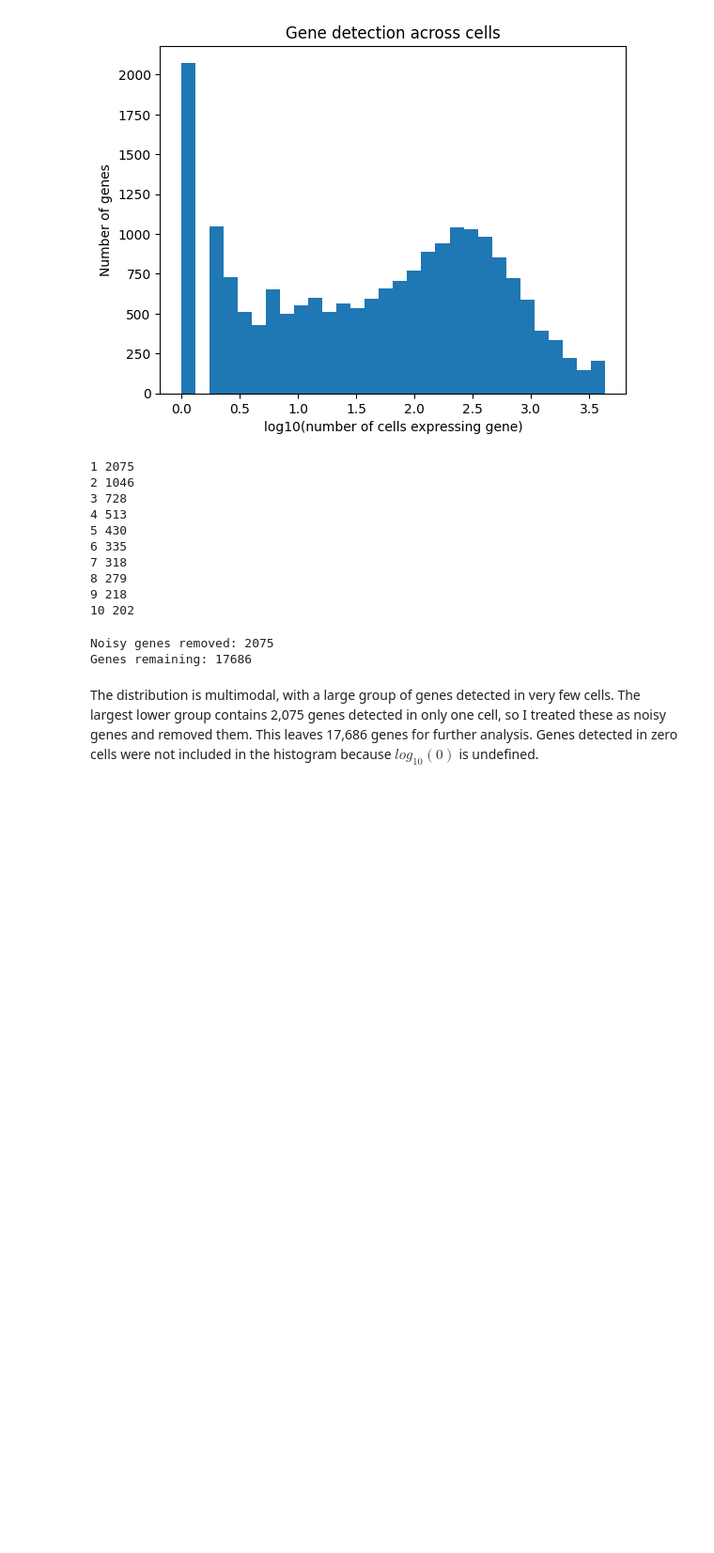
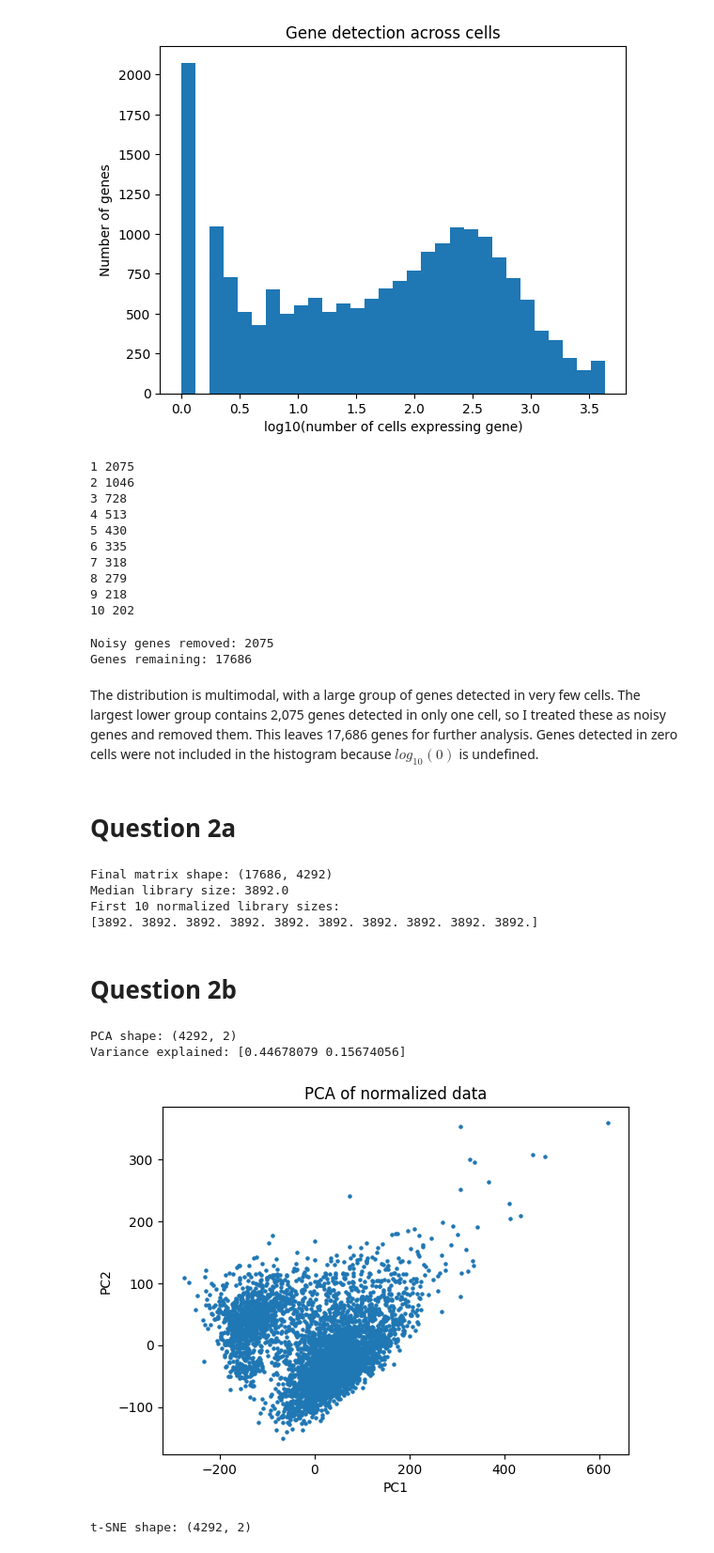
Before and after one commit to CharlotteZZh/BMCS-4480_HW1, a Jupyter notebook: BMCS_4480_HW1.ipynb, the cells around one changed output. Shown at 94% size. Cells and saved outputs as stored; diff of their text form; code cells hidden in the pictures; blank space fills up the shorter version.

```diff
--- a/BMCS_4480_HW1.ipynb
+++ b/BMCS_4480_HW1.ipynb
@@ -222,3 +222,75 @@ Noisy genes removed: 2075
 Genes remaining: 17686
 # %% [markdown]
 The distribution is multimodal, with a large group of genes detected in very few cells. The largest lower group contains 2,075 genes detected in only one cell, so I treated these as noisy genes and removed them. This leaves 17,686 genes for further analysis. Genes detected in zero cells were not included in the histogram because $log_{10}(0)$ is undefined.
+# %% [markdown]
+# Question 2a
+# %%
+# Apply the gene filtering from Q1c
+keep_genes = gene_cells > 1
+X_final = X_filtered[keep_genes, :]
+
+# Calculate the library size of each cell
+library_size_final = X_final.sum(axis=0)
+
+# Calculate the median library size
+median_library_size = np.median(library_size_final)
+
+print("Final matrix shape:", X_final.shape)
+print("Median library size:", median_library_size)
+
+# Normalize each cell to the median library size
+X_normalized = X_final * (median_library_size / library_size_final)
+
+# Checking
+print("First 10 normalized library sizes:")
+print(X_normalized.sum(axis=0)[:10])
+# %% [output]
+Final matrix shape: (17686, 4292)
+Median library size: 3892.0
+First 10 normalized library sizes:
+[3892. 3892. 3892. 3892. 3892. 3892. 3892. 3892. 3892. 3892.]
+# %% [markdown]
+# Question 2b
+# %%
+from sklearn.decomposition import PCA
+import matplotlib.pyplot as plt
+# Variation = how different the cells are from each other.
+# PCA = finds the biggest patterns in those differences.
+# t-SNE = tries to keep similar cells close together.
+
+# Transpose so cells are rows and genes are columns
+X_cells = X_normalized.T
+
+# PCA
+pca = PCA(n_components=2)
+X_pca = pca.fit_transform(X_cells)
+
+print("PCA shape:", X_pca.shape)
+print("Variance explained:", pca.explained_variance_ratio_)
+# %% [output]
+PCA shape: (4292, 2)
+Variance explained: [0.44678079 0.15674056]
+# %%
+# Plot the first two components
+plt.scatter(X_pca[:, 0], X_pca[:, 1], s=5)
+plt.xlabel("PC1")
+plt.ylabel("PC2")
+plt.title("PCA of normalized data")
+plt.show()
+# %% [output]
+[figure, added]
+# %%
+# Run t-SNE
+from sklearn.manifold import TSNE
+
+tsne = TSNE(
+    n_components=2,
+    random_state=42,
+    perplexity=30
+)
+
+X_tsne = tsne.fit_transform(X_cells)
+
+print("t-SNE shape:", X_tsne.shape)
+# %% [output]
+t-SNE shape: (4292, 2)
```
Also changed, not shown: parts of 2 cells of this notebook.
